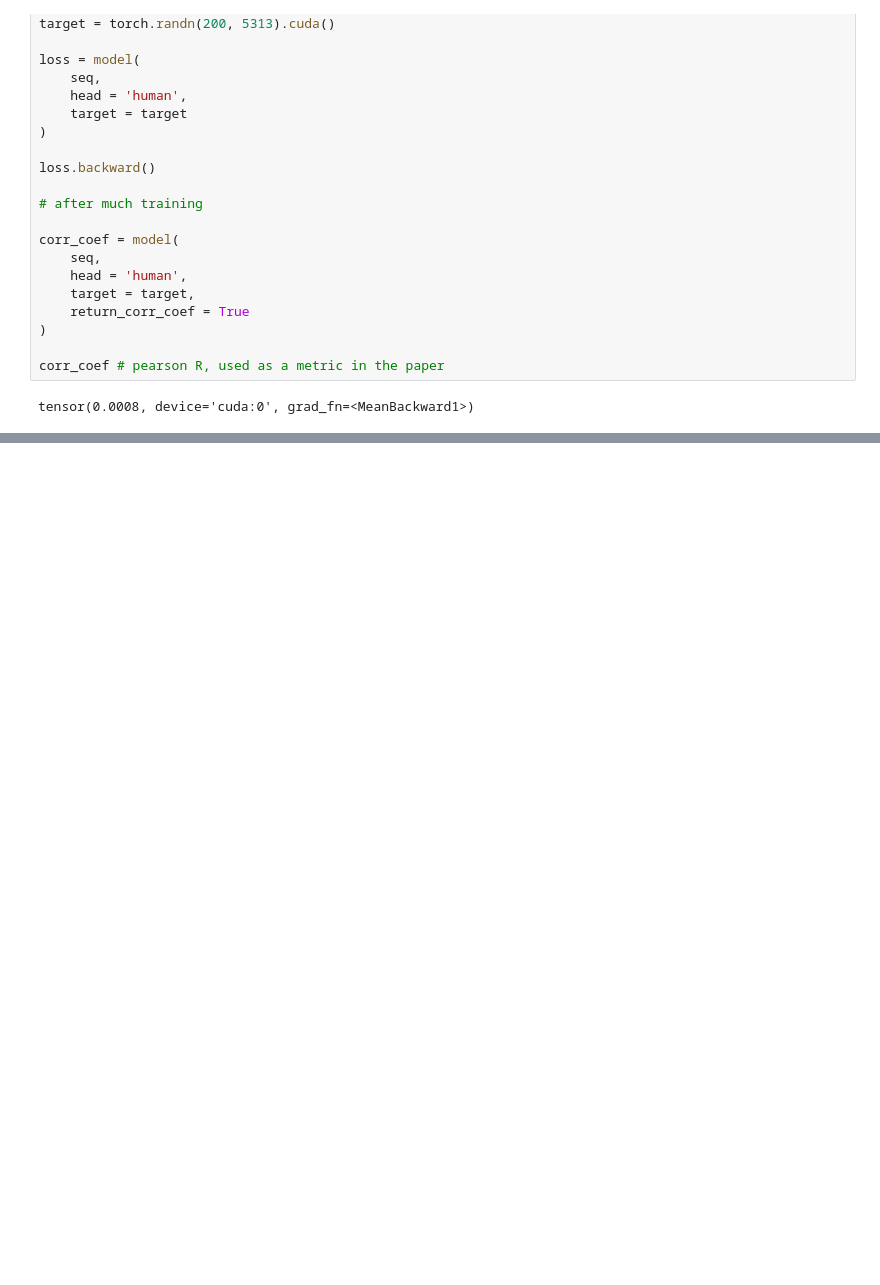
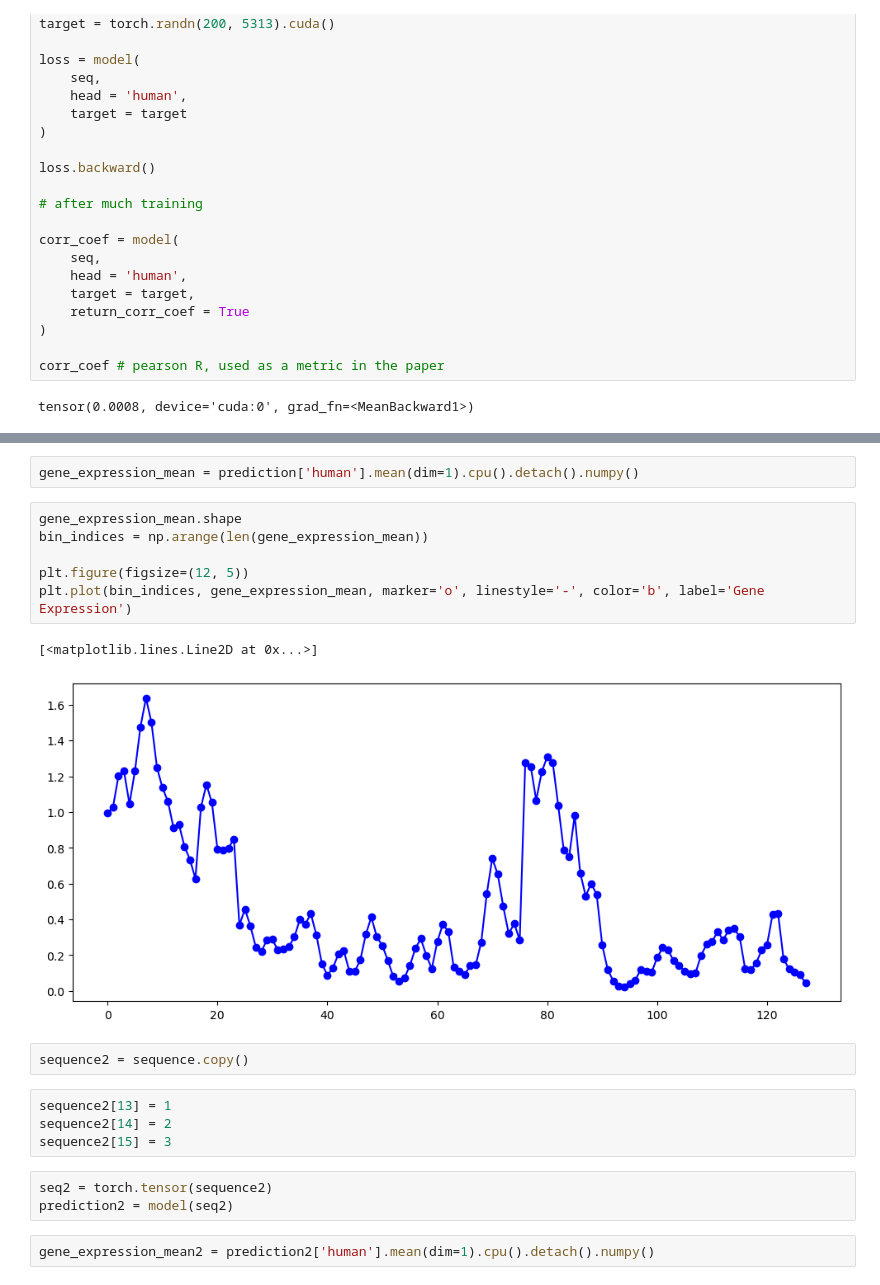
Before and after one commit to Kevinxsn/deep_learning_and_gene_expression, a Jupyter notebook: enfomer_pytorch/training_test.ipynb, the cells around one changed output, grey strips where cells are left out. Drawn from its saved outputs; the diff is of its cells as text; blank space fills up the shorter version.

```diff
--- a/enfomer_pytorch/training_test.ipynb
+++ b/enfomer_pytorch/training_test.ipynb
@@ -261,0 +352,22 @@ Pearson Correlation Coefficient: 0.0011403672397136688
+# %%
+gene_expression_mean = prediction['human'].mean(dim=1).cpu().detach().numpy()
+# %%
+gene_expression_mean.shape
+bin_indices = np.arange(len(gene_expression_mean))
+
+plt.figure(figsize=(12, 5))
+plt.plot(bin_indices, gene_expression_mean, marker='o', linestyle='-', color='b', label='Gene Expression')
+# %% [output]
+[<matplotlib.lines.Line2D at 0x...>]
+[figure, added]
+# %%
+sequence2 = sequence.copy()
+# %%
+sequence2[13] = 1
+sequence2[14] = 2
+sequence2[15] = 3
+# %%
+seq2 = torch.tensor(sequence2)
+prediction2 = model(seq2)
+# %%
+gene_expression_mean2 = prediction2['human'].mean(dim=1).cpu().detach().numpy()
```
Also changed, not shown: parts of 48 cells of this notebook, 5 other files.
